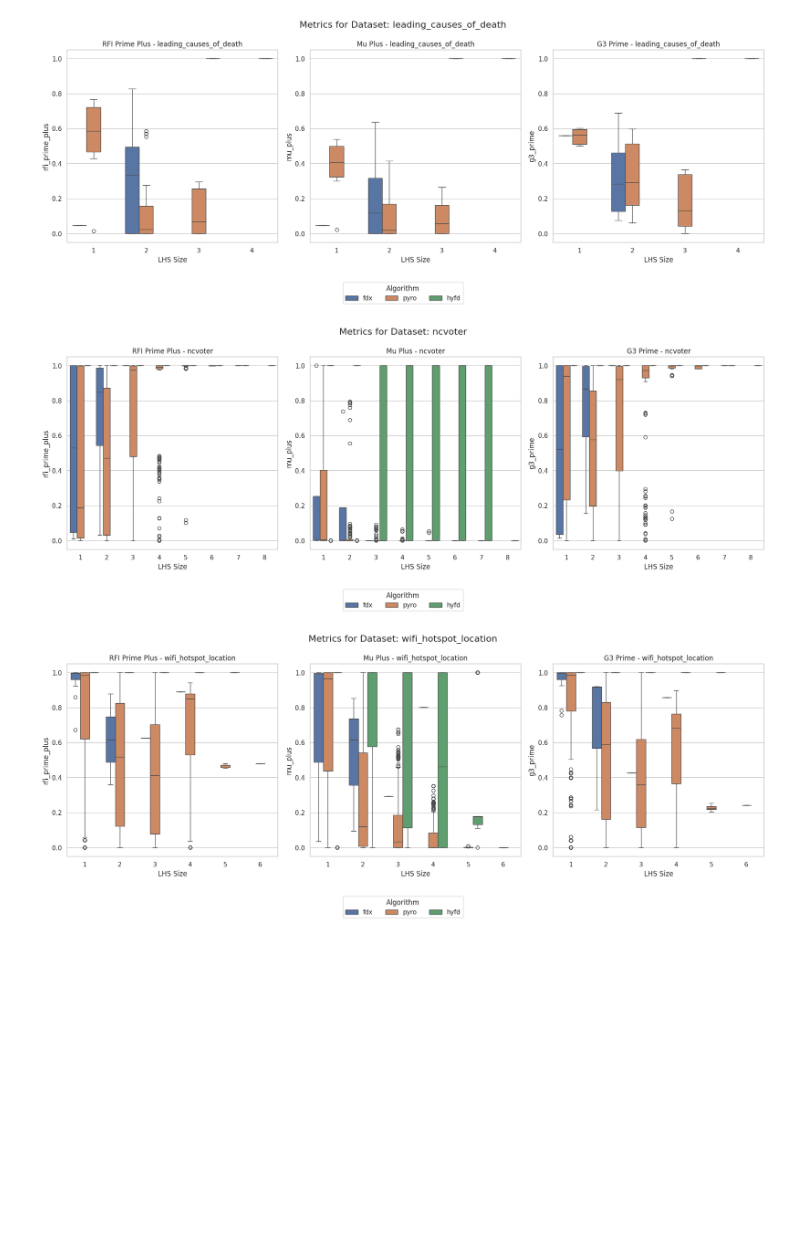
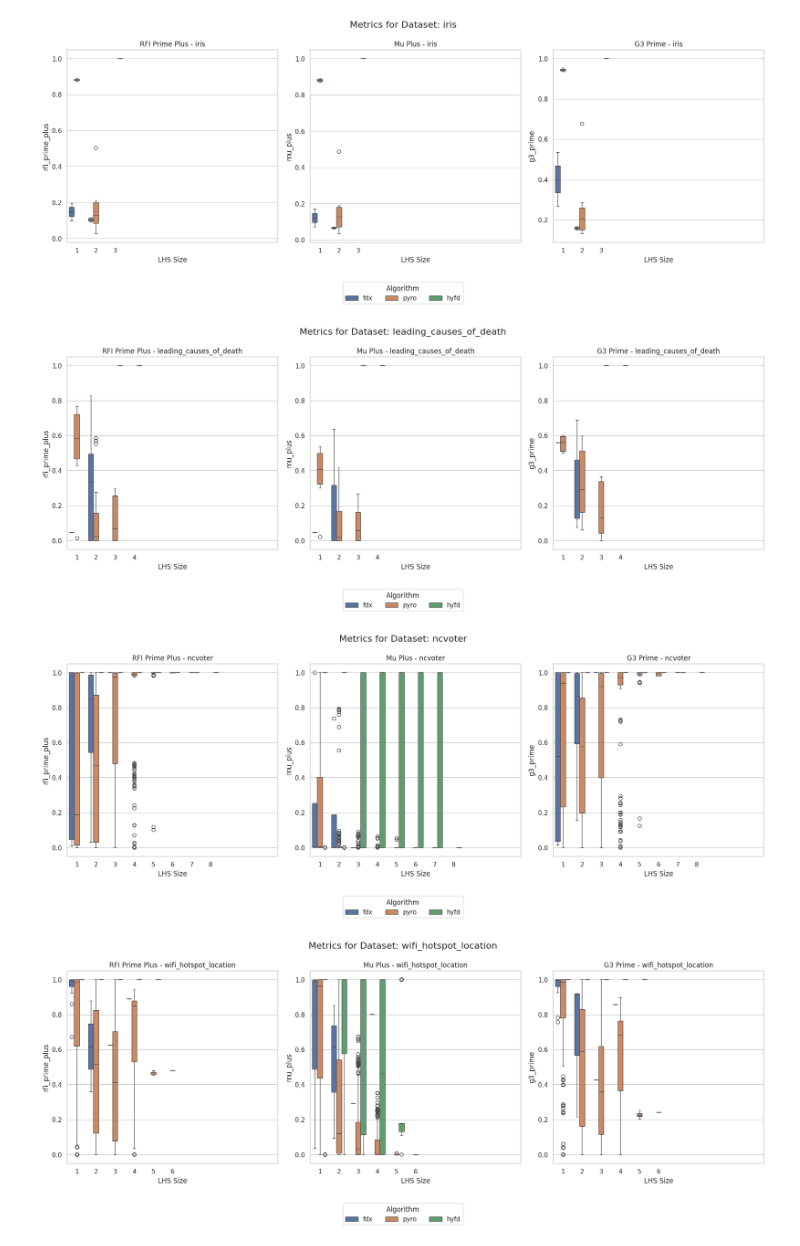
Before and after one commit to AlexF99/tcc, a Jupyter notebook: src/metrics/visualizations/initial_eda_mod.ipynb, the cells around one changed output. Saved outputs shown, nothing was run; the diff lists cells and outputs as text; code cells hidden in the pictures; blank space fills up the shorter version.

```diff
--- a/src/metrics/visualizations/initial_eda_mod.ipynb
+++ b/src/metrics/visualizations/initial_eda_mod.ipynb
@@ -21,14 +21,22 @@ for i, metric_name in enumerate(metrics):
         ax=axes[i]
     )
 
-    # Set appropriate titles and labels
-    axes[i].set_title(f'{metric_name} per Algorithm and Dataset')
-    axes[i].set_xlabel('Dataset')
+    # Set title only for the first plot
+    if i == 0:
+        axes[i].set_title('Metrics per Algorithm and Dataset')
+
+    # Only set xlabel for the last plot
+    if i < 2:  # For the first two plots
+        axes[i].set_xlabel('')
+        axes[i].set_xticklabels([])
+    else:  # For the last plot
+        axes[i].set_xlabel('Dataset')
+        axes[i].set_xticklabels(axes[i].get_xticklabels(), rotation=45, ha='right')
+
+
     axes[i].set_ylabel(metric_name)
     axes[i].legend(title='Algorithm')
 
-    # Rotate x-axis labels for better readability
-    axes[i].set_xticklabels(axes[i].get_xticklabels(), rotation=45, ha='right')
 
 plt.tight_layout()
 plt.show()
@@ -86,17 +93,0 @@ plt.show()
-# %%
-sns.set(style="whitegrid")
-plt.figure(figsize=(10, 6))
-
-sns.boxplot(
-    data=global_df,
-    x='lhs_size',
-    y=metric_name,
-    hue='algorithm'
-)
-
-plt.title('RFI + RFI\' per Algorithm and LHS Size')
-plt.xlabel('LHS Size')
-plt.ylabel(metric_name)
-plt.legend(title='Algorithm')
-plt.tight_layout()
-plt.show()
@@ -150,6 +139,13 @@ for dataset in datasets:
     axes[2].set_xlabel('LHS Size')
     axes[2].set_ylabel('g3_prime')
 
+    # Set the same max value for lhs_size across all subplots
+    max_lhs = global_df['lhs_size'].max()
+    for ax in axes:
+        ax.set_xlim(-0.5, max_lhs + 0.5)  # Add a small buffer on each side
+        # Ensure x-ticks are integers representing lhs_size values
+        ax.set_xticks(range(int(max_lhs) + 1))
+
     # Only keep one legend
     handles, labels = axes[0].get_legend_handles_labels()
     for ax in axes:
@@ -166,3 +162,4 @@ for dataset in datasets:
-[figure, old version]
+[figure, new version]
-[figure, old version]
+[figure, new version]
-[figure, old version]
+[figure, new version]
+[figure, added]
```
Also changed, not shown: parts of 4 cells of this notebook, 2 other files.
